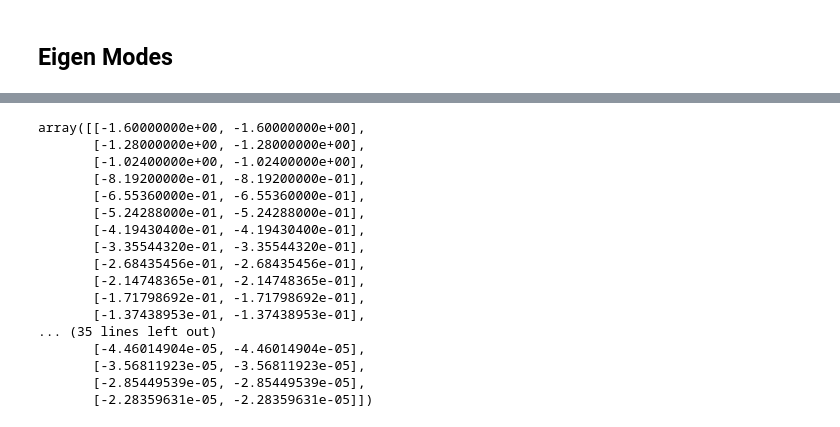
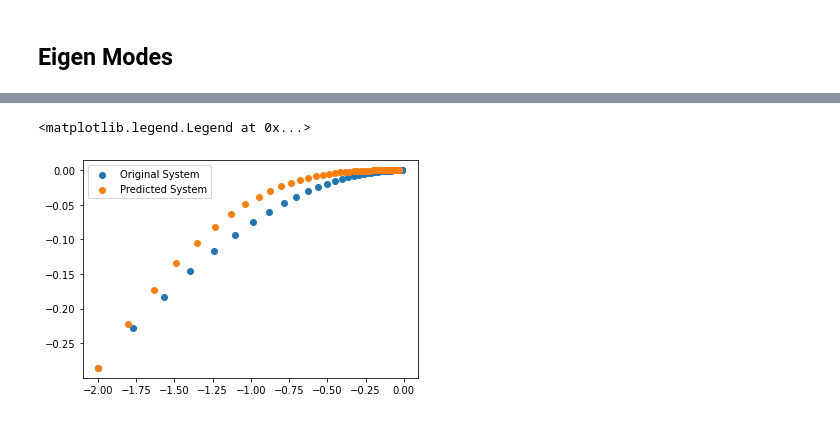
Before and after one commit to waleedbinkhalid74/ml_cms_final_project, a Jupyter notebook: ml_cms_final_proj_task_4.ipynb, the cells around one changed output, grey strips where cells are left out. Saved outputs shown, nothing was run; the diff lists cells and outputs as text; code cells hidden in the pictures.

```diff
--- a/ml_cms_final_proj_task_4.ipynb
+++ b/ml_cms_final_proj_task_4.ipynb
@@ -177,7 +177,7 @@ plt.legend()
 [figure]
 # %%
 hermitian_observables = HermitePairs(5) # We will use the Hermite Pair dictionary as observables
-hermitian_observables.fit(linear_edmd.x_data)
+hermitian_observables.fit(x_sol.iloc[:,0:3])
 # %% [output]
 |  | ID | x1 | x2 | H0(x1)H0(x2) | H0(x1)H1(x2) | H0(x1)H2(x2) | H0(x1)H3(x2) | H0(x1)H4(x2) | ... |
 | 0 | 0 | -2.000000 | -2.000000 | 1.0 | -4.000000 | 14.000000 | -40.000000 | 76.000000 | ... |
@@ -335,20 +279,11 @@ axs[0].scatter(a.iloc[1:,1].to_numpy().real, a.iloc[1:,2].to_numpy())
-# %%
-a.iloc[:,1:].to_numpy()@J.T
-# %% [output]
-array([[-1.60000000e+00, -1.60000000e+00],
-       [-1.28000000e+00, -1.28000000e+00],
-       [-1.02400000e+00, -1.02400000e+00],
-       [-8.19200000e-01, -8.19200000e-01],
-       [-6.55360000e-01, -6.55360000e-01],
-       [-5.24288000e-01, -5.24288000e-01],
-       [-4.19430400e-01, -4.19430400e-01],
-       [-3.35544320e-01, -3.35544320e-01],
-       [-2.68435456e-01, -2.68435456e-01],
-       [-2.14748365e-01, -2.14748365e-01],
-       [-1.71798692e-01, -1.71798692e-01],
-       [-1.37438953e-01, -1.37438953e-01],
-... (35 lines left out)
-       [-4.46014904e-05, -4.46014904e-05],
-       [-3.56811923e-05, -3.56811923e-05],
-       [-2.85449539e-05, -2.85449539e-05],
-       [-2.28359631e-05, -2.28359631e-05]])
+# %%
+x_actual = x_sol[x_sol['ID'] == 3].iloc[:,:3]
+initial_values = x_actual.iloc[0:1,0:3]
+x_predict = linear_edmd.predict(initial_values, t_end=51)
+fig, axs = plt.subplots(1,1, sharex=True, sharey=True)
+axs.scatter(x_actual.iloc[:,1].to_numpy().real, x_actual.iloc[:,2].to_numpy().real, label='Original System')
+axs.scatter(x_predict.iloc[:,1].to_numpy().real, x_predict.iloc[:,2].to_numpy(), label='Predicted System')
+plt.legend()
+# %% [output]
+<matplotlib.legend.Legend at 0x...>
+[figure, added]
```
Also changed, not shown: parts of 14 cells of this notebook, 3 other files.
